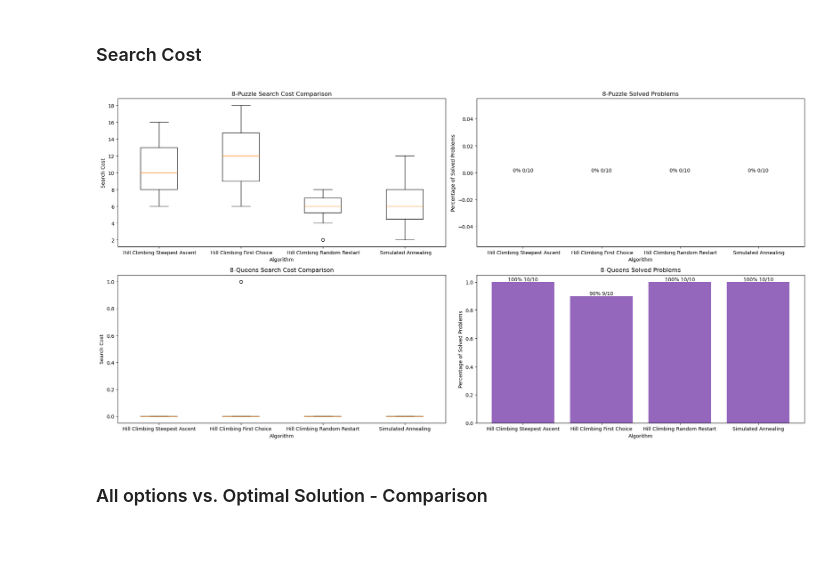
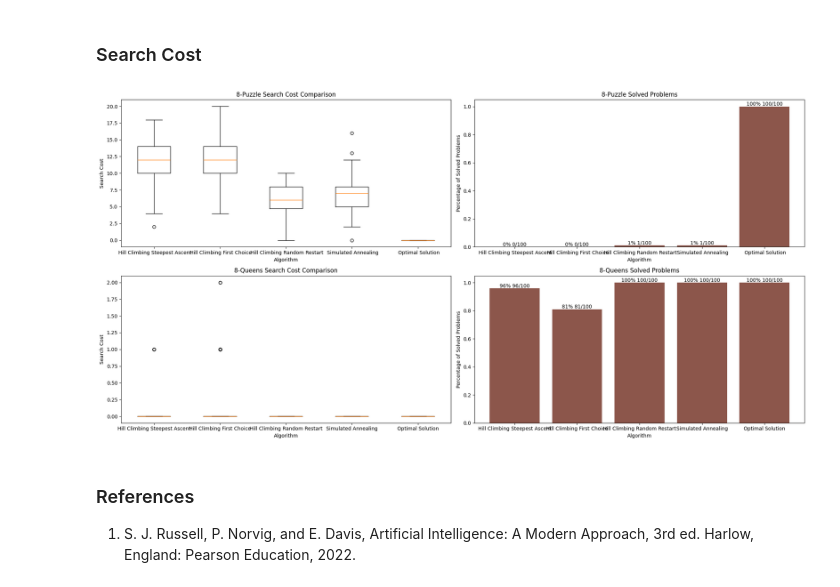
Before and after one commit to panchi64/ai-hw, a Jupyter notebook: hw-4/Group B - Programming Assignment 3.ipynb, the cells around one changed output. Cells and saved outputs as stored; diff of their text form; code cells hidden in the pictures; blank space fills up the shorter version.

Commit message:
Fixed optimal solution issues.
They now show up and behave as expected in the plots.

```diff
--- a/hw-4/Group B - Programming Assignment 3.ipynb
+++ b/hw-4/Group B - Programming Assignment 3.ipynb
@@ -419,31 +400,39 @@ def visualize_search_costs(results):
         labels = []
         solved_problems_totals = []
 
-        for algorithm_name, (search_costs, _) in results.items():
+        for algorithm_name, search_costs in results.items():
             if problem in algorithm_name:
-                search_costs_data.append(search_costs)
-                labels.append(algorithm_name.replace('8-Queens ','').replace('8-Puzzle',''))  # Move this inside the loop
-                solved_problems_count = sum(cost == 0 for cost in search_costs)
+                if "Optimal Solution" in algorithm_name:
+                    optimal_cost = search_costs[0]  # Optimal solution cost is the same for all instances
+                    search_costs_data.append([optimal_cost] * len(search_costs))
+                else:
+                    search_costs_data.append(search_costs)
+                labels.append(algorithm_name.replace('8-Queens ', '').replace('8-Puzzle', ''))
+                if "8-Queens" in algorithm_name and "Optimal Solution" in algorithm_name:
+                    solved_problems_count = len(search_costs)  # All instances are solved optimally
+                else:
+                    solved_problems_count = sum(cost == 0 for cost in search_costs)
                 solved_problems_totals.append((solved_problems_count, len(search_costs)))
 
             if total_problems == -1:
                 total_problems = len(search_costs)
 
-        search_costs_plot.boxplot(search_costs_data, labels=labels)  # Move this inside the loop
+        search_costs_plot.boxplot(search_costs_data, labels=labels)
         search_costs_plot.set_title(f"{problem} Search Cost Comparison")
         search_costs_plot.set_xlabel("Algorithm")
         search_costs_plot.set_ylabel("Search Cost")
 
-        solved_problems_data = [solved/total for solved, total in solved_problems_totals]
+        solved_problems_data = [solved / total for solved, total in solved_problems_totals]
 
         # Scale the heights of the bars based on the proportion of problems solved
         bar_heights = [solved_problems_plot.bar(labels, solved_problems_data)[i].get_height()
                        for i in range(len(labels))]
 
         for bar, label, height in zip(solved_problems_plot.bar(labels, solved_problems_data),
-                              solved_problems_data, bar_heights):
+                                      solved_problems_data, bar_heights):
             solved_problems_plot.text(bar.get_x() + bar.get_width() / 2, height,
-                              f"{int(label*100)}% {int(label*total_problems)}/{total_problems}", ha='center', va='bottom')
+                                      f"{int(label * 100)}% {int(label * total_problems)}/{total_problems}",
+                                      ha='center', va='bottom')
 
         solved_problems_plot.set_title(f"{problem} Solved Problems")
         solved_problems_plot.set_xlabel("Algorithm")
@@ -461,41 +450,48 @@ def compare_algorithms(num_instances=100, max_restarts=15, initial_temperature=1
         ("8-Puzzle Hill Climbing Random Restart", hc_rr_8_puzzle),
         ("8-Puzzle Simulated Annealing", sa_8_puzzle),
         ("8-Queens Hill Climbing Steepest Ascent", hc_sa_8_queens),
         ("8-Queens Hill Climbing First Choice", hc_fc_8_queens),
         ("8-Queens Hill Climbing Random Restart", hc_rr_8_queens),
-        ("8-Queens Simulated Annealing", sa_8_queens)
+        ("8-Queens Simulated Annealing", sa_8_queens),
+        ("8-Puzzle Optimal Solution", lambda state: optimal_solution_8_puzzle()),
+        ("8-Queens Optimal Solution", lambda state: optimal_solution_8_queens())
     ]
 
     results = {}
     for algorithm_name, algorithm_func in algorithms:
         search_costs = []
-        execution_times = []
         for _ in range(num_instances):
             if "8-Puzzle" in algorithm_name:
                 initial_state = gen_8p_init_state()
                 check_state = check_puzzle_state
             else:
                 initial_state = gen_8q_init_state()
                 check_state = verify_queens_state
 
-            start_time = time.time()
-            if "Random Restart" in algorithm_name:
+            if "Optimal Solution" in algorithm_name:
+                solution = algorithm_func(initial_state)
+            elif "Random Restart" in algorithm_name:
                 solution = algorithm_func(initial_state, max_restarts)
             elif "Simulated Annealing" in algorithm_name:
                 solution = algorithm_func(initial_state, initial_temperature, cooling_rate, max_iterations)
             else:
                 solution = algorithm_func(initial_state)
-            end_time = time.time()
-            search_cost = check_state(solution)
+
+            if "8-Queens" in algorithm_name and "Optimal Solution" in algorithm_name:
+                search_cost = 0  # Optimal solution for 8-queens has a cost of 0
+            else:
+                search_cost = check_state(solution)
             search_costs.append(search_cost)
-            execution_times.append(end_time - start_time)
-        results[algorithm_name] = (search_costs, execution_times)
+        results[algorithm_name] = search_costs
 
     visualize_search_costs(results)
 
+
 if __name__ == "__main__":
     compare_algorithms()
 # %% [output]
-[figure, old version]
+[figure, new version]
-# %% [markdown]
-### All options vs. Optimal Solution - Comparison
+# %% [markdown]
+### References
+
+1. S. J. Russell, P. Norvig, and E. Davis, Artificial Intelligence: A Modern Approach, 3rd ed. Harlow, England: Pearson Education, 2022.
```
Also changed, not shown: parts of 2 cells of this notebook.
